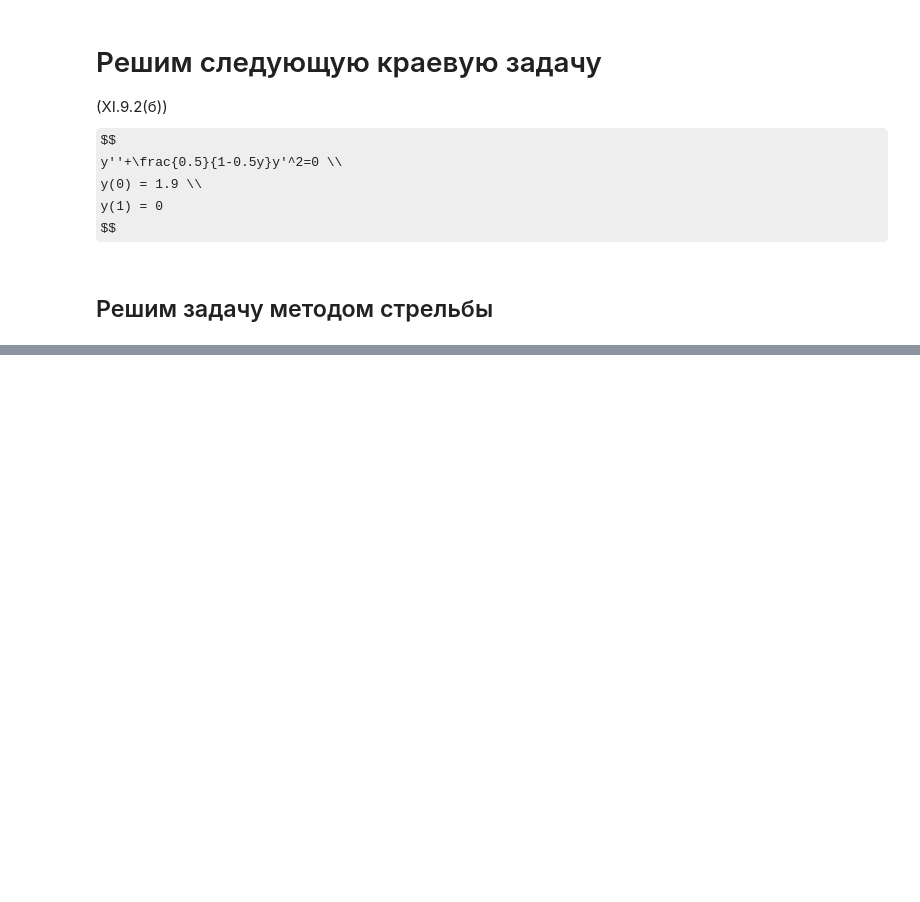
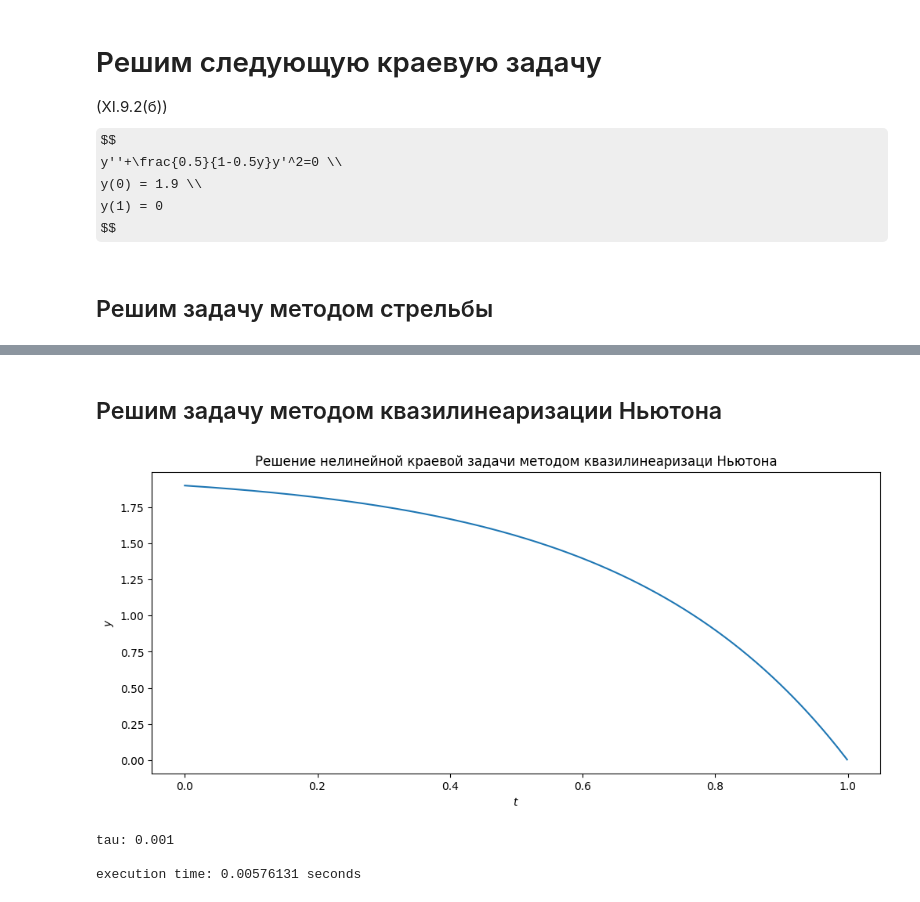
Before and after one commit to vlad-cool/MiptCompMath, a Jupyter notebook: task7_1.ipynb, the cells around one changed output, grey strips where cells are left out. Drawn from its saved outputs; the diff is of its cells as text; code cells hidden in the pictures; some formulas as TeX source; blank space fills up the shorter version.

```diff
--- a/task7_1.ipynb
+++ b/task7_1.ipynb
@@ -46,0 +52,29 @@ execution time: 0.001088954 seconds
+# %% [markdown]
+## Решим задачу методом квазилинеаризации Ньютона
+# %%
+with open(f"task7_1_data/newton_method.csv", "r") as f:
+    f.readline()
+    tau = f.readline()
+    duration = f.readline()
+    t = []
+    x = []
+    for line in f:
+        t_i = float(line.split(",")[0])
+        x_i = list(map(float, line.split(",")))[1]
+        t.append(t_i)
+        x.append(x_i)
+
+    plt.figure(figsize=(12, 5))
+    plt.plot(t, x)
+    plt.xlabel("$t$")
+    plt.ylabel("$y$")
+    plt.title("Решение нелинейной краевой задачи методом квазилинеаризаци Ньютона")
+    plt.show()
+
+    print(f"tau: {tau}")
+    print(f"execution time: {duration.strip()} seconds")
+# %% [output]
+[figure, added]
+tau: 0.001
+
+execution time: 0.00576131 seconds
```
Also changed, not shown: parts of 2 cells of this notebook, 6 other files.
